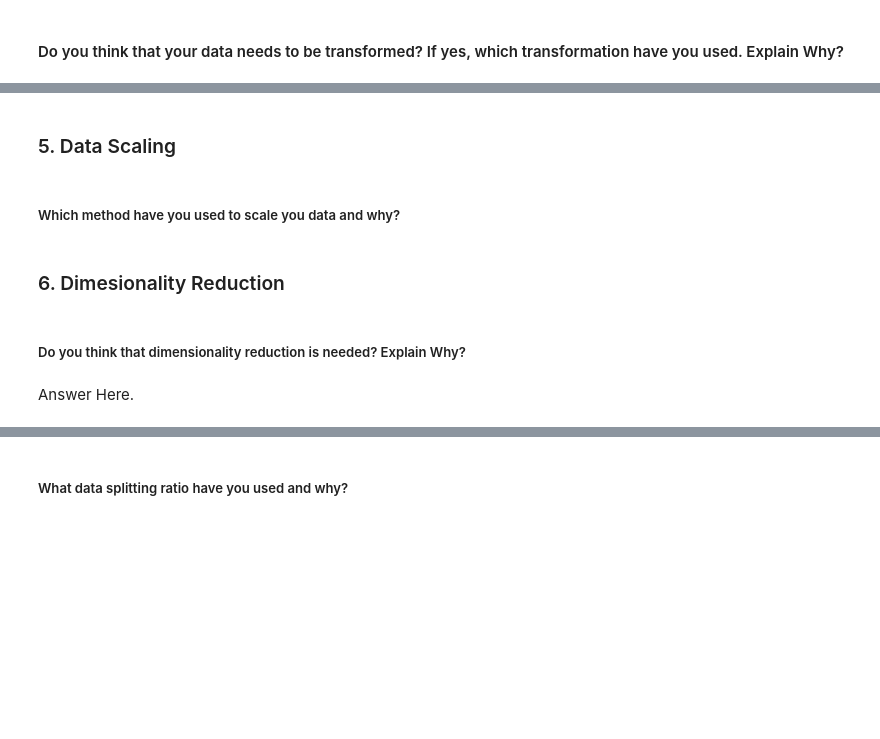
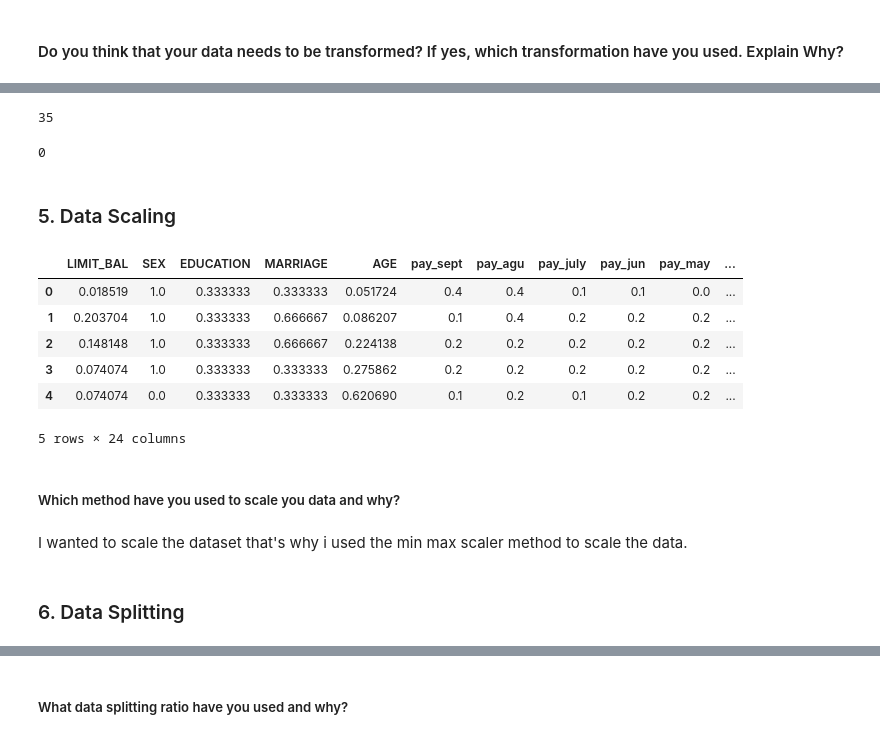
Before and after one commit to hmarathe420/Credit_Card_Default_Prediction, a Jupyter notebook: Credit_Card_Default_Prediction.ipynb, the cells around one changed output, grey strips where cells are left out. Cells and saved outputs as stored; diff of their text form; code cells hidden in the pictures; blank space fills up the shorter version.

Commit message:
Model I - Decision Tree Classifier | Data Transfomation | Data Scaling and Splitting.

```diff
--- a/Credit_Card_Default_Prediction.ipynb
+++ b/Credit_Card_Default_Prediction.ipynb
@@ -999,2 +1006,15 @@ I have found that all the below listed colums as a feature because they have VIF
+# %%
+# Checking the duplicates present in dataset or not.
+df.duplicated().sum()
+# %% [output]
+35
+# %%
+# Droping the duplicate rows from the dataset
+df = df.drop_duplicates()
+# %%
+# checking whether the duplicate rows removed or not.
+df.duplicated().sum()
+# %% [output]
+0
 # %% [markdown]
 ### 5. Data Scaling
@@ -1003,8 +1021,23 @@ I have found that all the below listed colums as a feature because they have VIF
+# %%
+# Scaling your data
+# Min-Max Scaling
+min_max_scaler = MinMaxScaler()
+scaled_data_min_max = min_max_scaler.fit_transform(df)
+df_min_max = pd.DataFrame(scaled_data_min_max, columns=df.columns)
+
+# printing the scaled data
+df_min_max.head()
+# %% [output]
+|  | LIMIT_BAL | SEX | EDUCATION | MARRIAGE | AGE | pay_sept | pay_agu | pay_july | pay_jun | pay_may | ... |
+| 0 | 0.018519 | 1.0 | 0.333333 | 0.333333 | 0.051724 | 0.4 | 0.4 | 0.1 | 0.1 | 0.0 | ... |
+| 1 | 0.203704 | 1.0 | 0.333333 | 0.666667 | 0.086207 | 0.1 | 0.4 | 0.2 | 0.2 | 0.2 | ... |
+| 2 | 0.148148 | 1.0 | 0.333333 | 0.666667 | 0.224138 | 0.2 | 0.2 | 0.2 | 0.2 | 0.2 | ... |
+| 3 | 0.074074 | 1.0 | 0.333333 | 0.333333 | 0.275862 | 0.2 | 0.2 | 0.2 | 0.2 | 0.2 | ... |
+| 4 | 0.074074 | 0.0 | 0.333333 | 0.333333 | 0.620690 | 0.1 | 0.2 | 0.1 | 0.2 | 0.2 | ... |
+5 rows × 24 columns
 # %% [markdown]
 ##### Which method have you used to scale you data and why?
+# %% [markdown]
+I wanted to scale the dataset that's why i used the min max scaler method to scale the data.
 # %% [markdown]
-### 6. Dimesionality Reduction
+### 6. Data Splitting
-# %% [markdown]
-##### Do you think that dimensionality reduction is needed? Explain Why?
-# %% [markdown]
-Answer Here.
```
Also changed, not shown: parts of 47 cells of this notebook.
